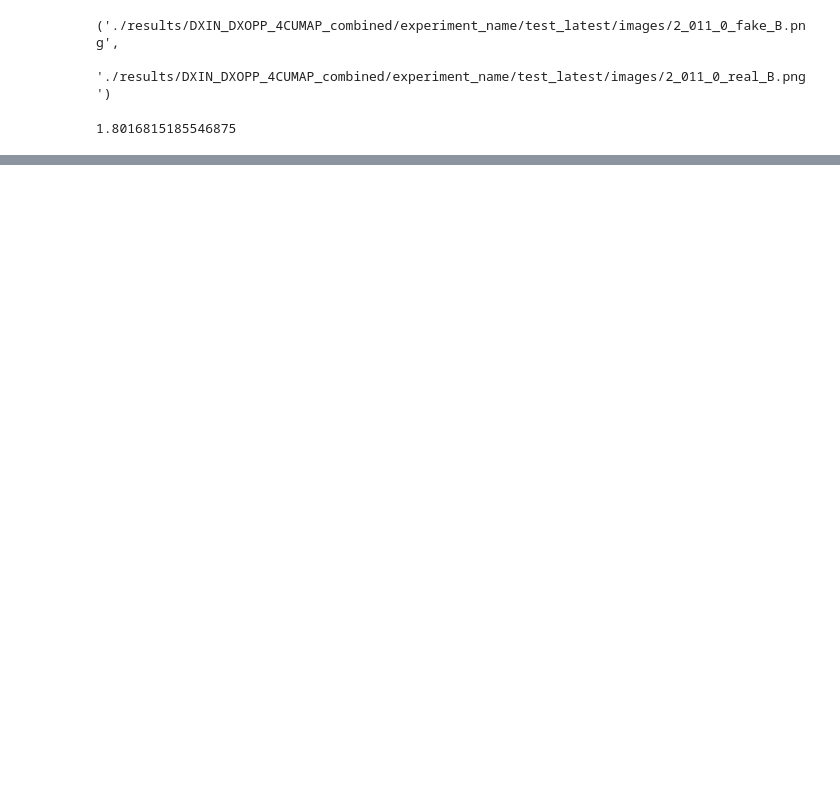
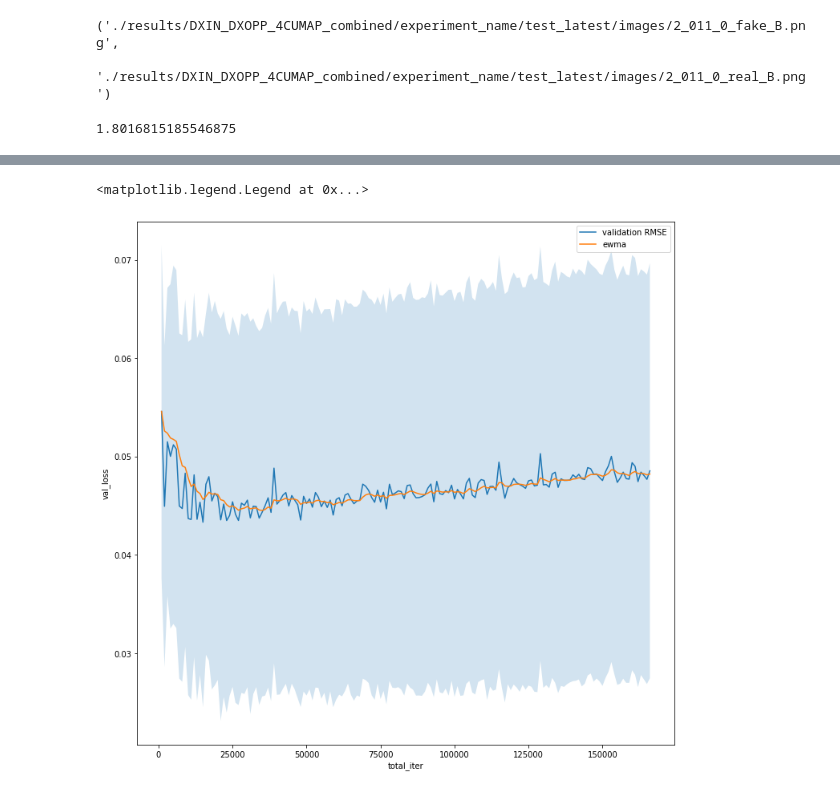
Before and after one commit to skarrea/pytorch-CycleGAN-and-pix2pix, a Jupyter notebook: calculateRMSE.ipynb, the cells around one changed output, grey strips where cells are left out. Saved outputs shown, nothing was run; the diff lists cells and outputs as text; code cells hidden in the pictures; blank space fills up the shorter version.

Commit message:
Added visualization for validation loss in visulizer and notebook

```diff
--- a/calculateRMSE.ipynb
+++ b/calculateRMSE.ipynb
@@ -27,3 +31,7 @@ fake_imgs[0], real_imgs[0]
 mean_squared_error(cv2.imread(fake_imgs[4]), cv2.imread(real_imgs[4]))
 # %% [output]
 1.8016815185546875
+# %%
+val_log = pd.read_csv('val_log.csv')
+val_log.columns = val_log.columns.str.replace(' ','')
+val_log.head()
@@ -29,0 +45,10 @@ mean_squared_error(cv2.imread(fake_imgs[4]), cv2.imread(real_imgs[4]))
+# %%
+plt.figure(figsize=(12,12))
+sns.lineplot(x='total_iter', y='val_loss', data=val_log, label='validation RMSE')
+plt.fill_between(val_log.total_iter, val_log.val_loss - val_log.val_std, val_log.val_loss + val_log.val_std, alpha = .2)
+halflife = 3
+plt.plot(val_log.total_iter, ewma_halflife(val_log.val_loss, halflife), label = 'ewma')
+plt.legend()
+# %% [output]
+<matplotlib.legend.Legend at 0x...>
+[figure, added]
```
Also changed, not shown: parts of 2 cells of this notebook, 9 other files.
